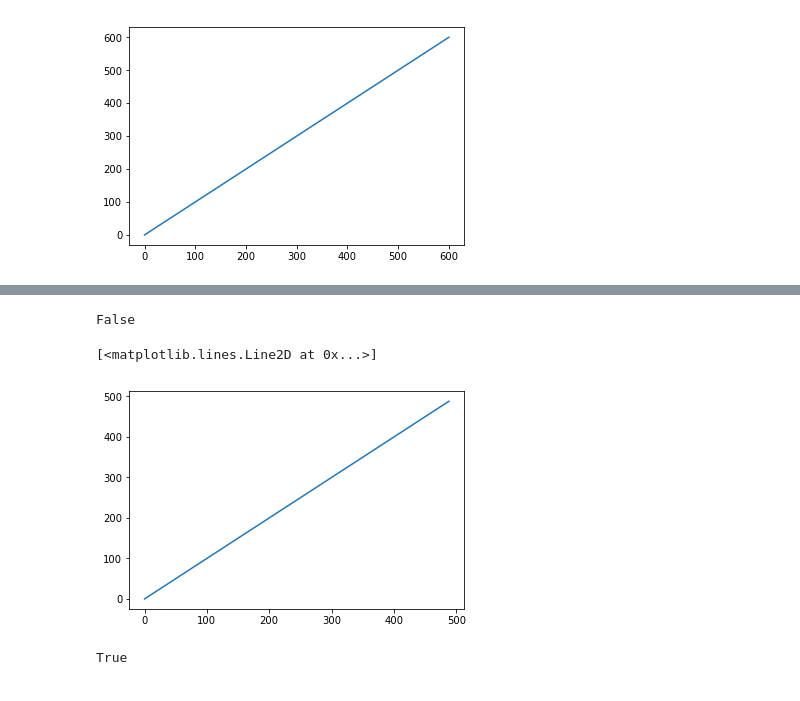
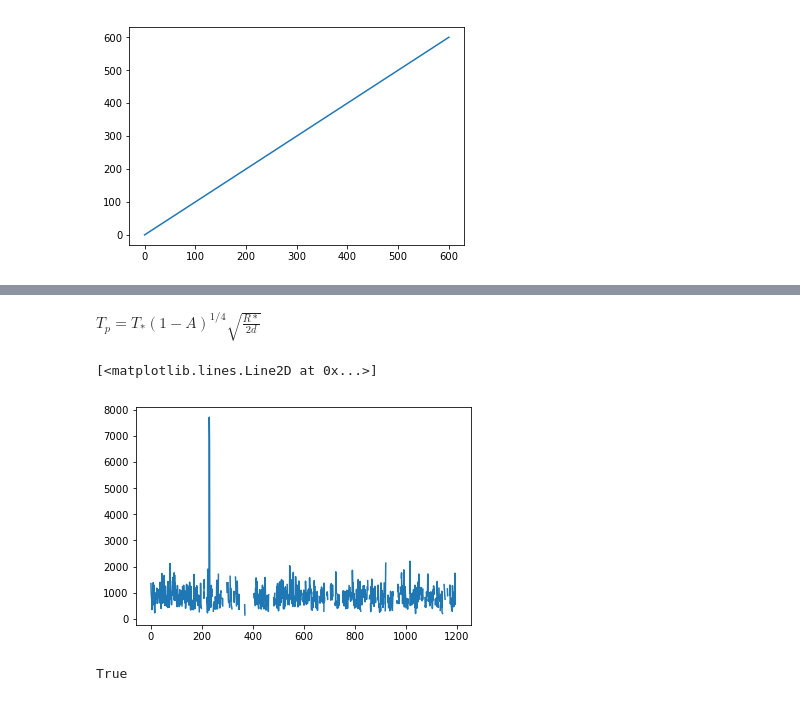
Before and after one commit to megbedell/hackaas2018, a Jupyter notebook: dev.ipynb, the cells around one changed output, grey strips where cells are left out. Drawn from its saved outputs; the diff is of its cells as text; code cells hidden in the pictures.

```diff
--- a/dev.ipynb
+++ b/dev.ipynb
@@ -160,12 +178,16 @@ plt.scatter(df.PeriodRatio,df.StarInt,s=df.Radius)
-# %%
-np.any(np.isnan(df.StRadius))
-# %% [output]
-False
+# %% [markdown]
+$T_p = T_*(1-A)^{1/4} \sqrt{\frac{R*}{2d}}$
+# %%
+import astropy.units as u
+sep = np.asarray(df.Sep)*u.AU
+rstar = (np.asarray(df.StRadius)*u.solRad).to(u.AU)
+temp = np.asarray(df.StTeff)*u.K
+df['Teq'] = (temp*np.sqrt(rstar/(2*sep)))
 # %%
-plt.plot(np.unique(df.StarInt))
+plt.plot(df.Teq)
 # %% [output]
 [<matplotlib.lines.Line2D at 0x...>]
-[figure, old version]
+[figure, new version]
 # %%
 np.any(np.isnan(df.StTeff))
 # %% [output]
```
Also changed, not shown: parts of 6 cells of this notebook, 3 other files.
